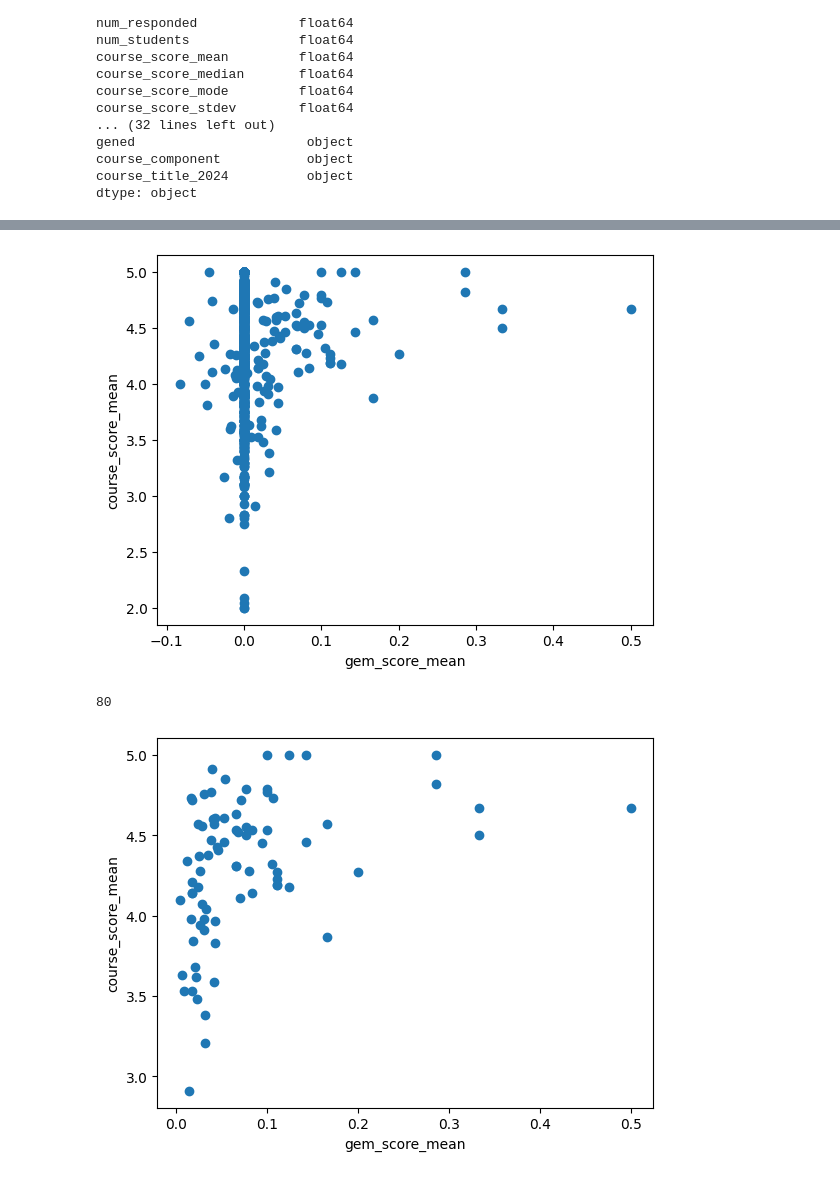
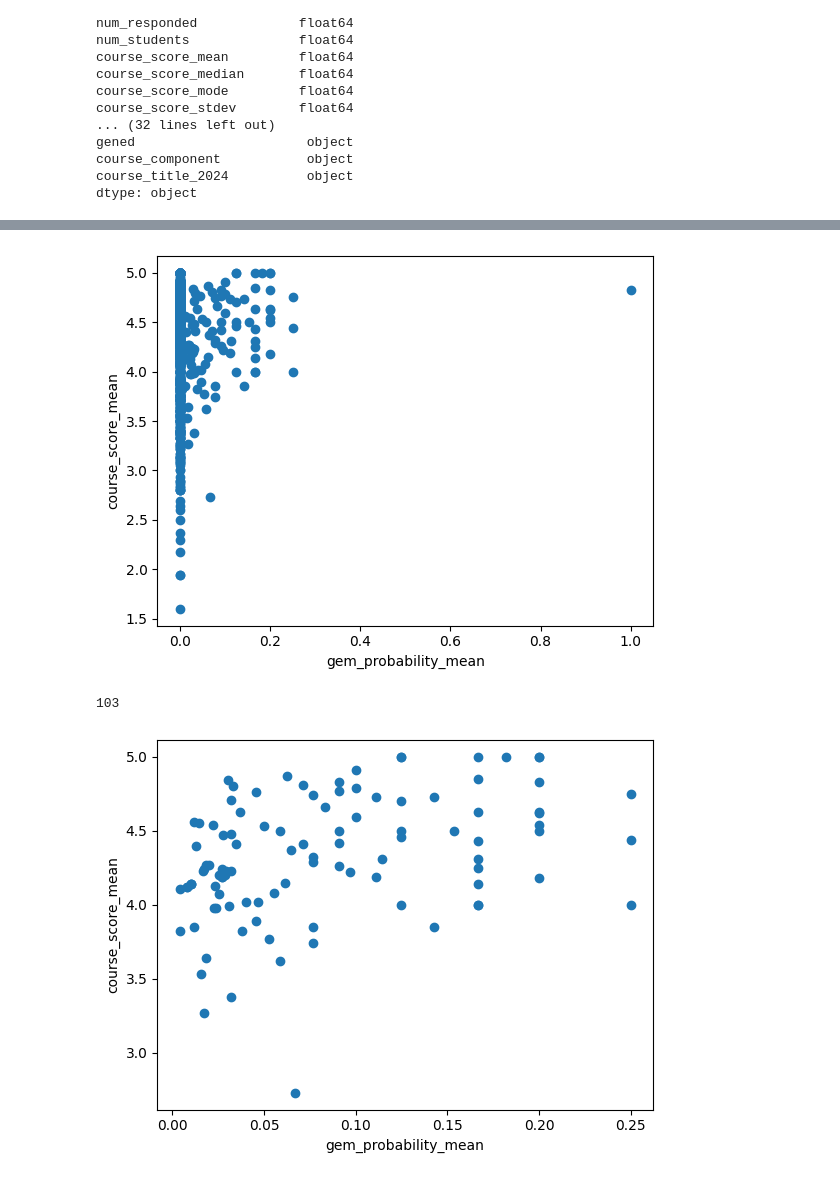
Before and after one commit to jeqcho/harvard_gem_finder, a Jupyter notebook: course_ratings_analysis.ipynb, the cells around one changed output, grey strips where cells are left out. Drawn from its saved outputs; the diff is of its cells as text; code cells hidden in the pictures.

```diff
--- a/course_ratings_analysis.ipynb
+++ b/course_ratings_analysis.ipynb
@@ -203,29 +202,29 @@ plt.show()
 # %%
-plt.scatter(df['gem_score_mean'], df['course_score_mean'])
+plt.scatter(df['gem_probability_mean'], df['course_score_mean'])
 
 # Add x-axis and y-axis labels
-plt.xlabel('gem_score_mean')
+plt.xlabel('gem_probability_mean')
 plt.ylabel('course_score_mean')
 
 # Show the plot
 plt.show()
 # %% [output]
-[figure, old version]
+[figure, new version]
 # %%
-df_course_gem = df[df['gem_score_mean'] > 0]
-df_course_gem = df_course_gem[df_course_gem['gem_score_mean'] < 1]
+df_course_gem = df[df['gem_probability_mean'] > 0]
+df_course_gem = df_course_gem[df_course_gem['gem_probability_mean'] < 1]
 print(len(df_course_gem))
-plt.scatter(df_course_gem['gem_score_mean'], df_course_gem['course_score_mean'])
+plt.scatter(df_course_gem['gem_probability_mean'], df_course_gem['course_score_mean'])
 
 # Add x-axis and y-axis labels
-plt.xlabel('gem_score_mean')
+plt.xlabel('gem_probability_mean')
 plt.ylabel('course_score_mean')
 
 # Show the plot
 plt.show()
 # %% [output]
-80
+103
-[figure, old version]
+[figure, new version]
 # %%
 plt.scatter(df['workload_score_mean'], df['course_score_mean'])
 
```
Also changed, not shown: parts of 29 cells of this notebook, 36 other files.
